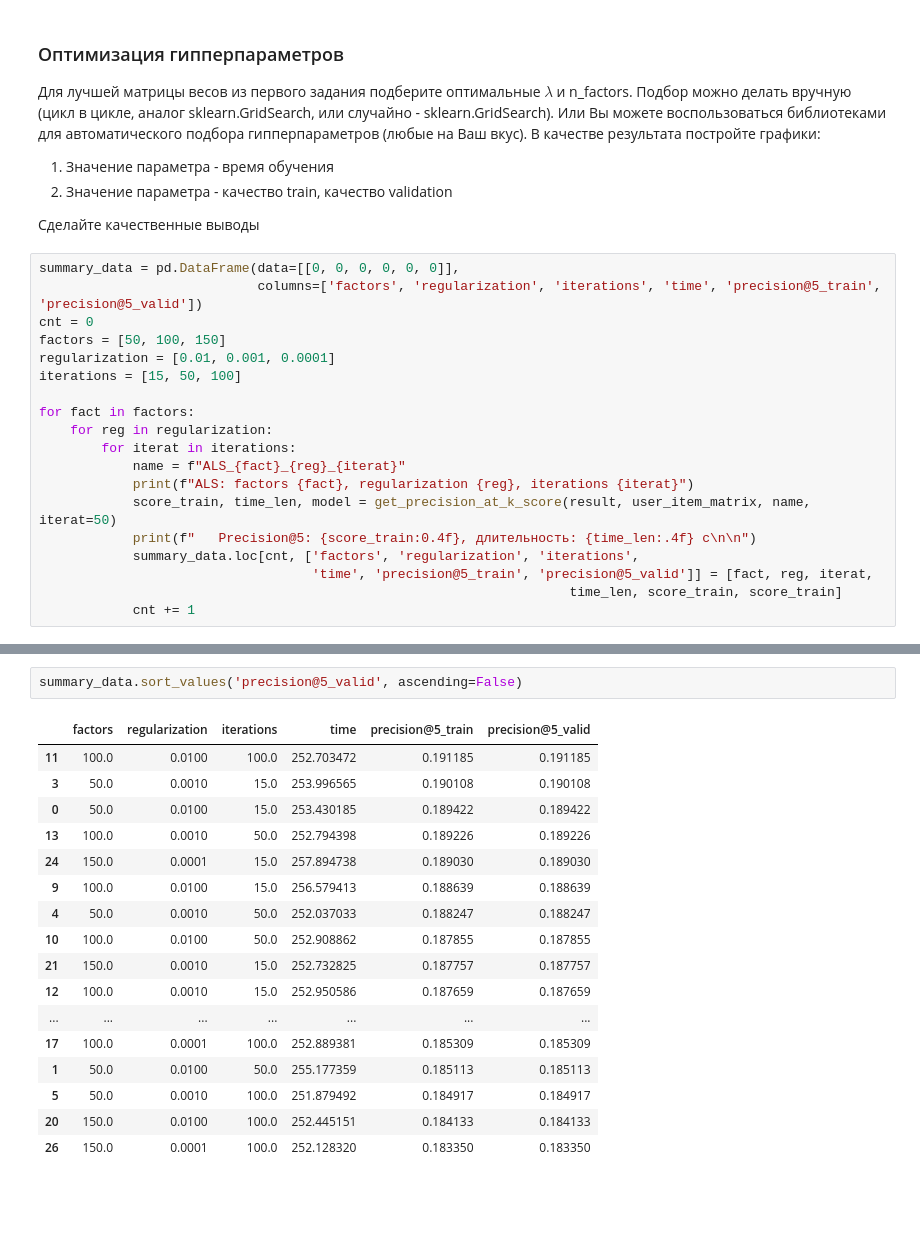
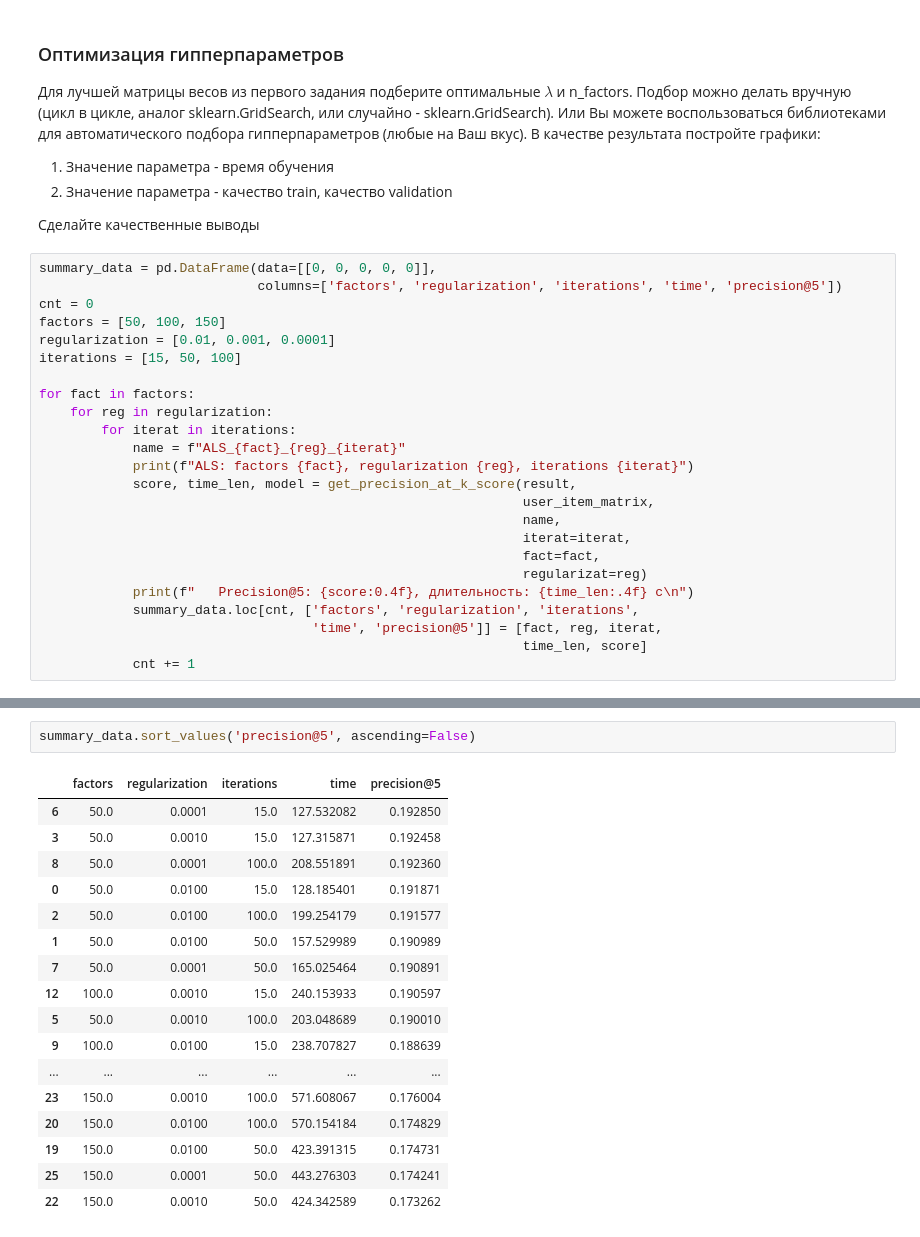
Before and after one commit to VitalyGladyshev/gb_rec_sys, a Jupyter notebook: rc_hw_03.ipynb, the cells around one changed output, grey strips where cells are left out. Saved outputs shown, nothing was run; the diff lists cells and outputs as text; blank space fills up the shorter version.

```diff
--- a/rc_hw_03.ipynb
+++ b/rc_hw_03.ipynb
@@ -281,8 +260,8 @@ Precision@5: 0.2269 - ALS tfidf
 
 Сделайте качественные выводы
 # %%
-summary_data = pd.DataFrame(data=[[0, 0, 0, 0, 0, 0]],
-                            columns=['factors', 'regularization', 'iterations', 'time', 'precision@5_train', 'precision@5_valid'])
+summary_data = pd.DataFrame(data=[[0, 0, 0, 0, 0]],
+                            columns=['factors', 'regularization', 'iterations', 'time', 'precision@5'])
 cnt = 0
 factors = [50, 100, 150]
 regularization = [0.01, 0.001, 0.0001]
@@ -293,11 +272,16 @@ for fact in factors:
         for iterat in iterations:
             name = f"ALS_{fact}_{reg}_{iterat}"
             print(f"ALS: factors {fact}, regularization {reg}, iterations {iterat}")
-            score_train, time_len, model = get_precision_at_k_score(result, user_item_matrix, name, iterat=50)
-            print(f"   Precision@5: {score_train:0.4f}, длительность: {time_len:.4f} c\n\n")
+            score, time_len, model = get_precision_at_k_score(result,
+                                                              user_item_matrix,
+                                                              name,
+                                                              iterat=iterat,
+                                                              fact=fact,
+                                                              regularizat=reg)
+            print(f"   Precision@5: {score:0.4f}, длительность: {time_len:.4f} c\n")
             summary_data.loc[cnt, ['factors', 'regularization', 'iterations',
-                                   'time', 'precision@5_train', 'precision@5_valid']] = [fact, reg, iterat,
-                                                                    time_len, score_train, score_train]
+                                   'time', 'precision@5']] = [fact, reg, iterat,
+                                                              time_len, score]
             cnt += 1
 # %% [output]
 ALS: factors 50, regularization 0.01, iterations 15
@@ -340,21 +324,21 @@ summary_data
 # %%
-summary_data.sort_values('precision@5_valid', ascending=False)
+summary_data.sort_values('precision@5', ascending=False)
 # %% [output]
-|  | factors | regularization | iterations | time | precision@5_train | precision@5_valid |
-| 11 | 100.0 | 0.0100 | 100.0 | 252.703472 | 0.191185 | 0.191185 |
-| 3 | 50.0 | 0.0010 | 15.0 | 253.996565 | 0.190108 | 0.190108 |
-| 0 | 50.0 | 0.0100 | 15.0 | 253.430185 | 0.189422 | 0.189422 |
-| 13 | 100.0 | 0.0010 | 50.0 | 252.794398 | 0.189226 | 0.189226 |
-| 24 | 150.0 | 0.0001 | 15.0 | 257.894738 | 0.189030 | 0.189030 |
-| 9 | 100.0 | 0.0100 | 15.0 | 256.579413 | 0.188639 | 0.188639 |
-| 4 | 50.0 | 0.0010 | 50.0 | 252.037033 | 0.188247 | 0.188247 |
-| 10 | 100.0 | 0.0100 | 50.0 | 252.908862 | 0.187855 | 0.187855 |
-| 21 | 150.0 | 0.0010 | 15.0 | 252.732825 | 0.187757 | 0.187757 |
-| 12 | 100.0 | 0.0010 | 15.0 | 252.950586 | 0.187659 | 0.187659 |
-| ... | ... | ... | ... | ... | ... | ... |
-| 17 | 100.0 | 0.0001 | 100.0 | 252.889381 | 0.185309 | 0.185309 |
-| 1 | 50.0 | 0.0100 | 50.0 | 255.177359 | 0.185113 | 0.185113 |
-| 5 | 50.0 | 0.0010 | 100.0 | 251.879492 | 0.184917 | 0.184917 |
-| 20 | 150.0 | 0.0100 | 100.0 | 252.445151 | 0.184133 | 0.184133 |
-| 26 | 150.0 | 0.0001 | 100.0 | 252.128320 | 0.183350 | 0.183350 |
+|  | factors | regularization | iterations | time | precision@5 |
+| 6 | 50.0 | 0.0001 | 15.0 | 127.532082 | 0.192850 |
+| 3 | 50.0 | 0.0010 | 15.0 | 127.315871 | 0.192458 |
+| 8 | 50.0 | 0.0001 | 100.0 | 208.551891 | 0.192360 |
+| 0 | 50.0 | 0.0100 | 15.0 | 128.185401 | 0.191871 |
+| 2 | 50.0 | 0.0100 | 100.0 | 199.254179 | 0.191577 |
+| 1 | 50.0 | 0.0100 | 50.0 | 157.529989 | 0.190989 |
+| 7 | 50.0 | 0.0001 | 50.0 | 165.025464 | 0.190891 |
+| 12 | 100.0 | 0.0010 | 15.0 | 240.153933 | 0.190597 |
+| 5 | 50.0 | 0.0010 | 100.0 | 203.048689 | 0.190010 |
+| 9 | 100.0 | 0.0100 | 15.0 | 238.707827 | 0.188639 |
+| ... | ... | ... | ... | ... | ... |
+| 23 | 150.0 | 0.0010 | 100.0 | 571.608067 | 0.176004 |
+| 20 | 150.0 | 0.0100 | 100.0 | 570.154184 | 0.174829 |
+| 19 | 150.0 | 0.0100 | 50.0 | 423.391315 | 0.174731 |
+| 25 | 150.0 | 0.0001 | 50.0 | 443.276303 | 0.174241 |
+| 22 | 150.0 | 0.0010 | 50.0 | 424.342589 | 0.173262 |
 # %%
```
Also changed, not shown: parts of 16 cells of this notebook.
